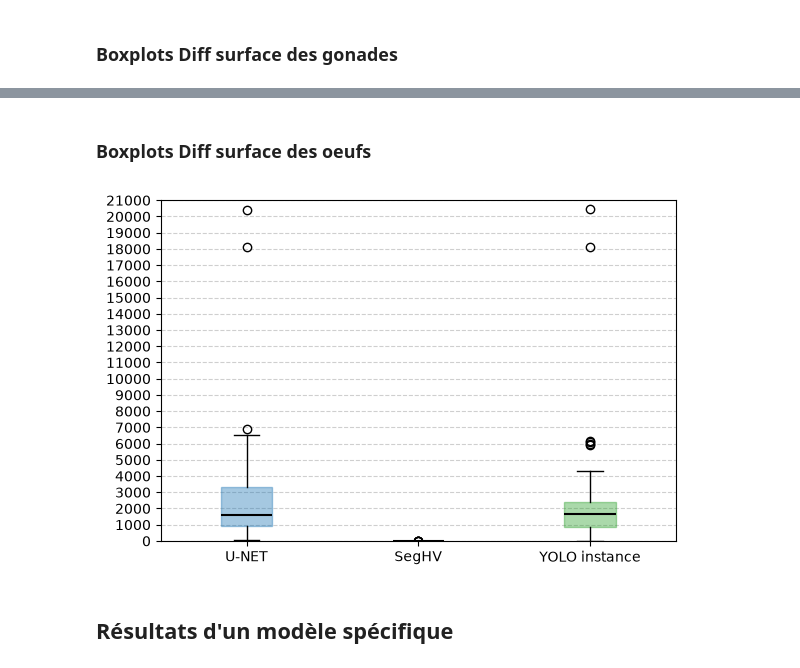
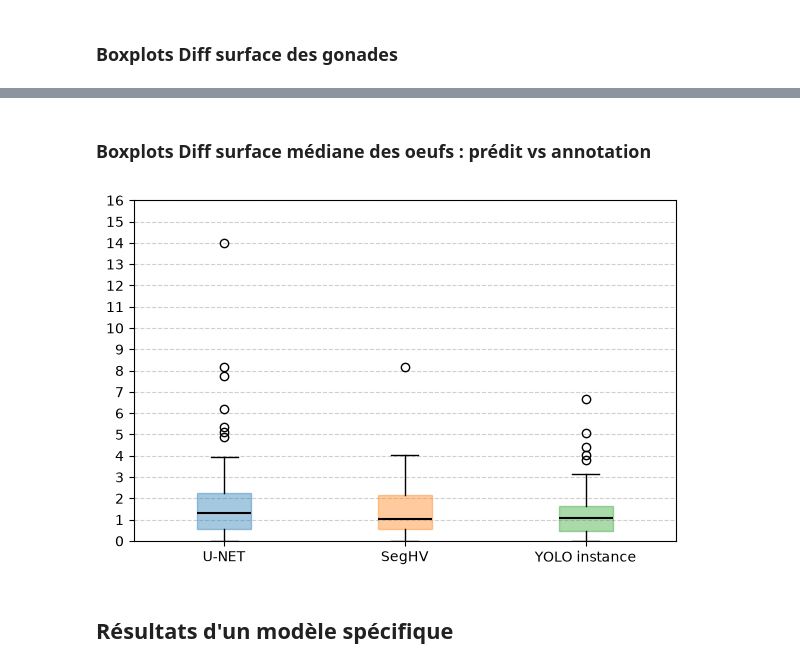
Before and after one commit to loranedp/Stage-GonAIde-2026, a Jupyter notebook: Debut/Resultats/Analyses_des_modeles.ipynb, the cells around one changed output, grey strips where cells are left out. Cells and saved outputs as stored; diff of their text form; code cells hidden in the pictures.

```diff
--- a/Debut/Resultats/Analyses_des_modeles.ipynb
+++ b/Debut/Resultats/Analyses_des_modeles.ipynb
@@ -161,9 +161,9 @@ Diff_ATTENTION_UNET_2classes = collect_metrics_all_folds(results_AttentionUNet_2
 Diff_CSANet_3classes = collect_metrics_all_folds(results_CSANet_3classes, class_name="Gonade", metric_name="diff_surface")
 
 # oeufs
-Diff_UNET_oeufs = collect_metrics_all_folds(results_UNET_oeufs, class_name="Oeuf", metric_name="diff_surf")
+Diff_UNET_oeufs = collect_metrics_all_folds(results_UNET_oeufs, class_name="Oeuf", metric_name="diff_surface")
 Diff_UNET_oeufs_contour = collect_metrics_all_folds(results_UNET_oeufs_contour, class_name="Oeuf", metric_name="diff_surf")
-Diff_SegHV_oeufs = collect_metrics_all_folds(results_SegHV_oeufs, class_name="Oeuf", metric_name="diff_surf")
+Diff_SegHV_oeufs = collect_metrics_all_folds(results_SegHV_oeufs, class_name="Oeuf", metric_name="diff_surface")
 Diff_YOLO_instance_oeufs = collect_metrics_all_folds(results_YOLO_instance_oeufs, class_name="Oeuf", metric_name="diff_surface")
 # %% [markdown]
 ### Boxplots Dice des gonades
@@ -278,25 +278,25 @@ plot_boxplot([data_clean], [labels], colors, size=(6, 4), limite_echelle=limite)
 # %% [markdown]
-### Boxplots Diff surface des oeufs
+### Boxplots Diff surface médiane des oeufs : prédit vs annotation
 # %%
 data = [
     Diff_UNET_oeufs,
     Diff_SegHV_oeufs,
     Diff_YOLO_instance_oeufs,
 ]
 
 data_clean = []
 
 for x in data:
     x = np.array(x, dtype=float)
     x = x[np.isfinite(x)]  # enlève NaN et inf
     data_clean.append(x)
 
 labels = ["U-NET",  "SegHV", "YOLO instance",]
 colors = ["#1f77b4", "#ff7f0e", "#2ca02c", "#d62728", "#d629c1", "#121b82"]  # Bleu, Orange, Vert, Rouge
-limite = np.arange(0, 22000, 1000)
+limite = np.arange(0, 17, 1)
 plot_boxplot([data_clean], [labels], colors, size=(6, 4), limite_echelle=limite)
 # %% [output]
-[figure, old version]
+[figure, new version]
 # %% [markdown]
 ## Résultats d'un modèle spécifique
 # %% [markdown]
```
Also changed, not shown: parts of 5 cells of this notebook, 1 other file.
